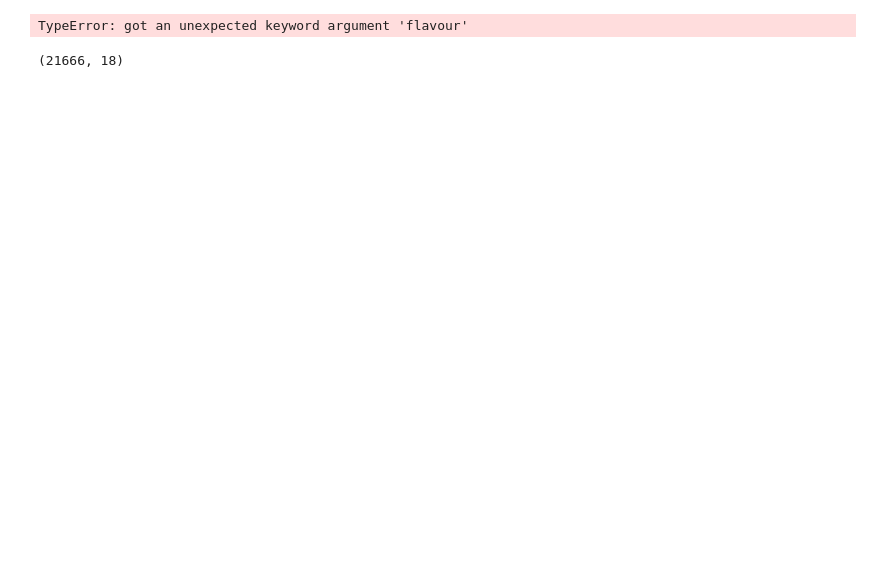
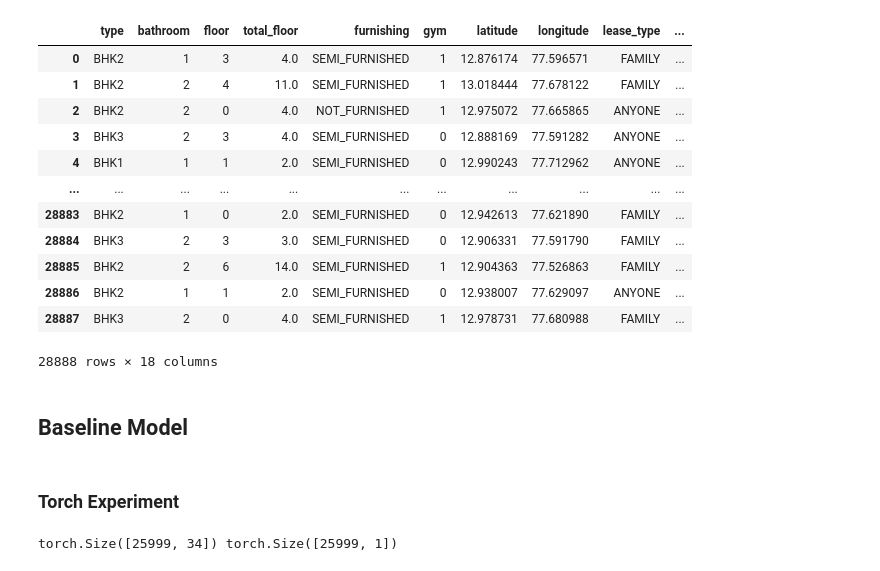
Before and after one commit to kshirsagarsiddharth/mlflow-property, a Jupyter notebook: property_click_prediction_experimentation.ipynb, the cells around one changed output. Saved outputs shown, nothing was run; the diff lists cells and outputs as text; code cells hidden in the pictures; blank space fills up the shorter version.

Commit message:
Code For Model Logging

```diff
--- a/property_click_prediction_experimentation.ipynb
+++ b/property_click_prediction_experimentation.ipynb
@@ -74,11 +64,45 @@ pipeline = Pipeline([
 ])
 # %%
 # cat_features = list(preprocessor.named_transformers_['cat'].get_feature_names_out(categorical_features))
+# %%
+X
+# %% [output]
+|  | type | bathroom | floor | total_floor | furnishing | gym | latitude | longitude | lease_type | ... |
+| 0 | BHK2 | 1 | 3 | 4.0 | SEMI_FURNISHED | 1 | 12.876174 | 77.596571 | FAMILY | ... |
+| 1 | BHK2 | 2 | 4 | 11.0 | SEMI_FURNISHED | 1 | 13.018444 | 77.678122 | FAMILY | ... |
+| 2 | BHK2 | 2 | 0 | 4.0 | NOT_FURNISHED | 1 | 12.975072 | 77.665865 | ANYONE | ... |
+| 3 | BHK3 | 2 | 3 | 4.0 | SEMI_FURNISHED | 0 | 12.888169 | 77.591282 | ANYONE | ... |
+| 4 | BHK1 | 1 | 1 | 2.0 | SEMI_FURNISHED | 0 | 12.990243 | 77.712962 | ANYONE | ... |
+| ... | ... | ... | ... | ... | ... | ... | ... | ... | ... | ... |
+| 28883 | BHK2 | 1 | 0 | 2.0 | SEMI_FURNISHED | 0 | 12.942613 | 77.621890 | FAMILY | ... |
+| 28884 | BHK3 | 2 | 3 | 3.0 | SEMI_FURNISHED | 0 | 12.906331 | 77.591790 | FAMILY | ... |
+| 28885 | BHK2 | 2 | 6 | 14.0 | SEMI_FURNISHED | 1 | 12.904363 | 77.526863 | FAMILY | ... |
+| 28886 | BHK2 | 1 | 1 | 2.0 | SEMI_FURNISHED | 0 | 12.938007 | 77.629097 | ANYONE | ... |
+| 28887 | BHK3 | 2 | 0 | 4.0 | SEMI_FURNISHED | 1 | 12.978731 | 77.680988 | FAMILY | ... |
+28888 rows × 18 columns
+# %% [markdown]
+## Baseline Model
 # %%
-X_train, X_test, y_train, y_test = train_test_split(X,y_regression_3d, flavour = 'torch')
+X_train, X_test, y_train, y_test = train_test_split_features(X,y_regression_3d)
+
+
+X_train_preprocessed = preprocessing_pipeline.fit_transform(X_train)
+X_test_preprocessed = preprocessing_pipeline.transform(X_test)
-# %% [output]
-TypeError: got an unexpected keyword argument 'flavour'
-# %%
-X_train.shape
-# %% [output]
-(21666, 18)
+# %% [markdown]
+### Torch Experiment
+# %%
+X_train, X_test, y_train, y_test = train_test_split_features(X,y_regression_3d)
+
+
+X_train_preprocessed = preprocessing_pipeline.fit_transform(X_train)
+X_test_preprocessed = preprocessing_pipeline.transform(X_test)
+
+
+X_train_preprocessed_torch = torch.tensor(X_train_preprocessed, dtype=torch.float32)
+X_test_preprocessed_torch = torch.tensor(X_test_preprocessed, dtype=torch.float32)
+y_train_torch = torch.tensor(y_train.values, dtype=torch.float32)
+y_test_torch = torch.tensor(y_test.values, dtype=torch.float32)
+
+print(X_train_preprocessed_torch.shape, y_train_torch.shape)
+# %% [output]
+torch.Size([25999, 34]) torch.Size([25999, 1])
```
Also changed, not shown: parts of 7 cells of this notebook.
